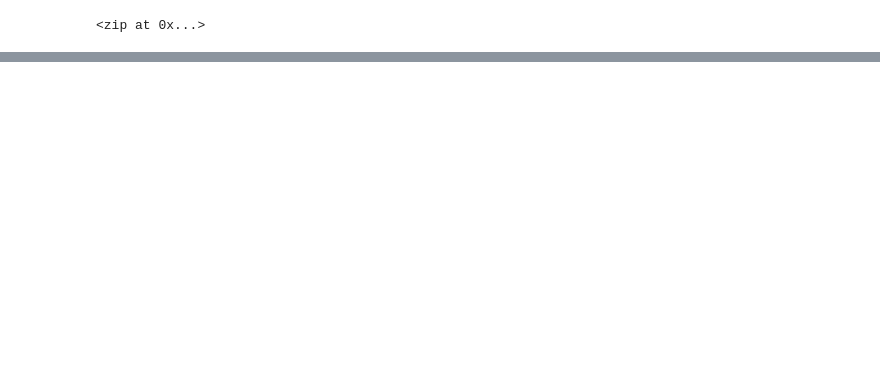
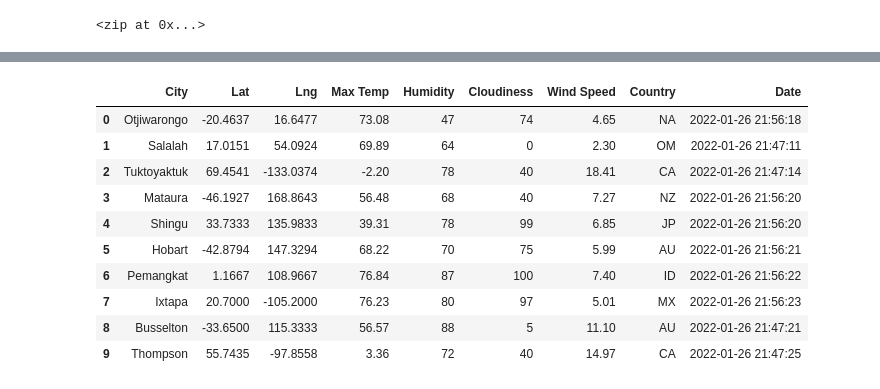
Before and after one commit to EnzoZirotti/World_Weather_Analysis, a Jupyter notebook: WeatherPy.ipynb, the cells around one changed output, grey strips where cells are left out. Saved outputs shown, nothing was run; the diff lists cells and outputs as text; code cells hidden in the pictures; blank space fills up the shorter version.

```diff
--- a/WeatherPy.ipynb
+++ b/WeatherPy.ipynb
@@ -32,0 +122,15 @@ len(cities)
+# %%
+city_data_df = pd.DataFrame(city_data)
+city_data_df.head(10)
+# %% [output]
+|  | City | Lat | Lng | Max Temp | Humidity | Cloudiness | Wind Speed | Country | Date |
+| 0 | Otjiwarongo | -20.4637 | 16.6477 | 73.08 | 47 | 74 | 4.65 | NA | 2022-01-26 21:56:18 |
+| 1 | Salalah | 17.0151 | 54.0924 | 69.89 | 64 | 0 | 2.30 | OM | 2022-01-26 21:47:11 |
+| 2 | Tuktoyaktuk | 69.4541 | -133.0374 | -2.20 | 78 | 40 | 18.41 | CA | 2022-01-26 21:47:14 |
+| 3 | Mataura | -46.1927 | 168.8643 | 56.48 | 68 | 40 | 7.27 | NZ | 2022-01-26 21:56:20 |
+| 4 | Shingu | 33.7333 | 135.9833 | 39.31 | 78 | 99 | 6.85 | JP | 2022-01-26 21:56:20 |
+| 5 | Hobart | -42.8794 | 147.3294 | 68.22 | 70 | 75 | 5.99 | AU | 2022-01-26 21:56:21 |
+| 6 | Pemangkat | 1.1667 | 108.9667 | 76.84 | 87 | 100 | 7.40 | ID | 2022-01-26 21:56:22 |
+| 7 | Ixtapa | 20.7000 | -105.2000 | 76.23 | 80 | 97 | 5.01 | MX | 2022-01-26 21:56:23 |
+| 8 | Busselton | -33.6500 | 115.3333 | 56.57 | 88 | 5 | 11.10 | AU | 2022-01-26 21:47:21 |
+| 9 | Thompson | 55.7435 | -97.8558 | 3.36 | 72 | 40 | 14.97 | CA | 2022-01-26 21:47:25 |
```
Also changed, not shown: parts of 8 cells of this notebook, 1 other file.
